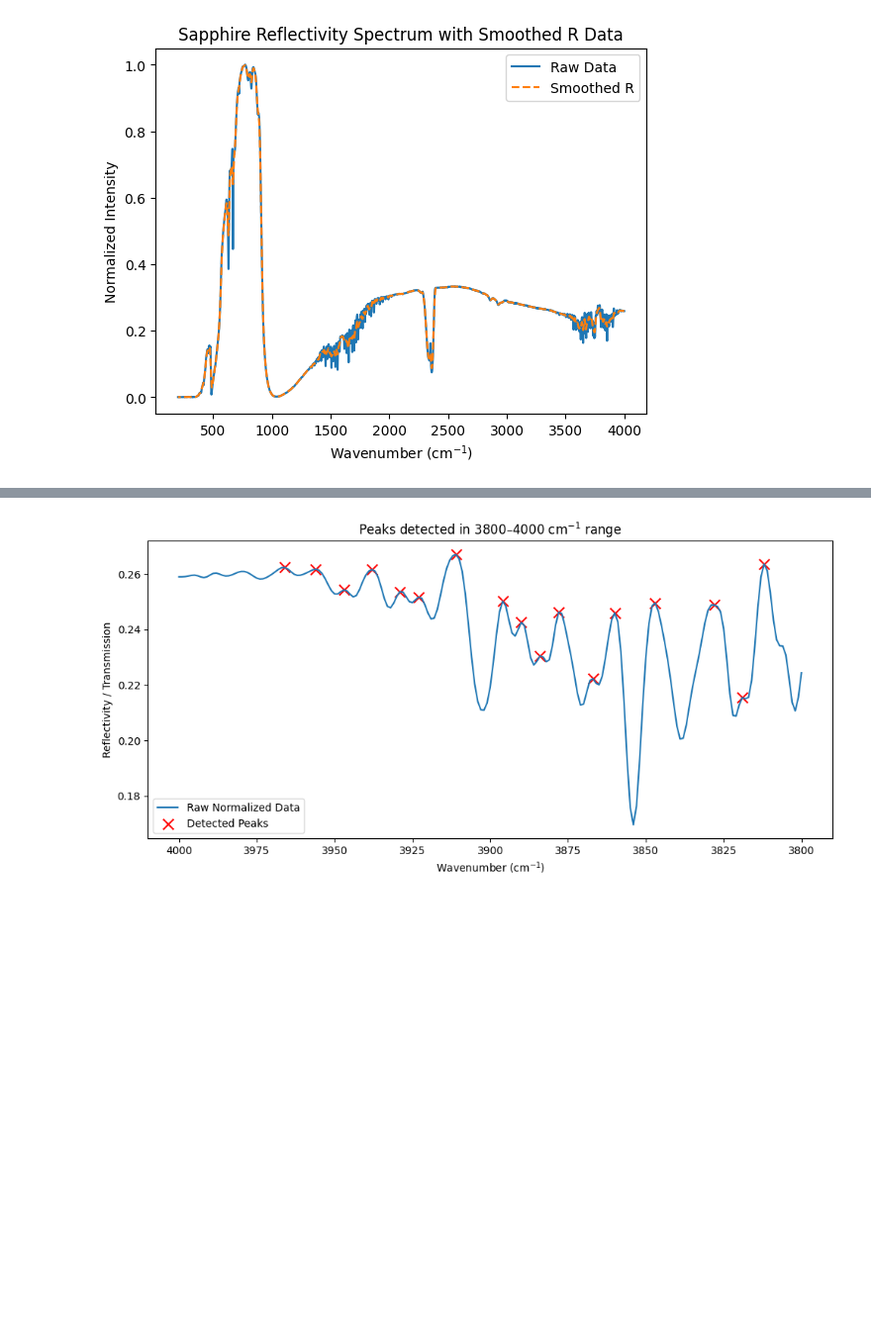
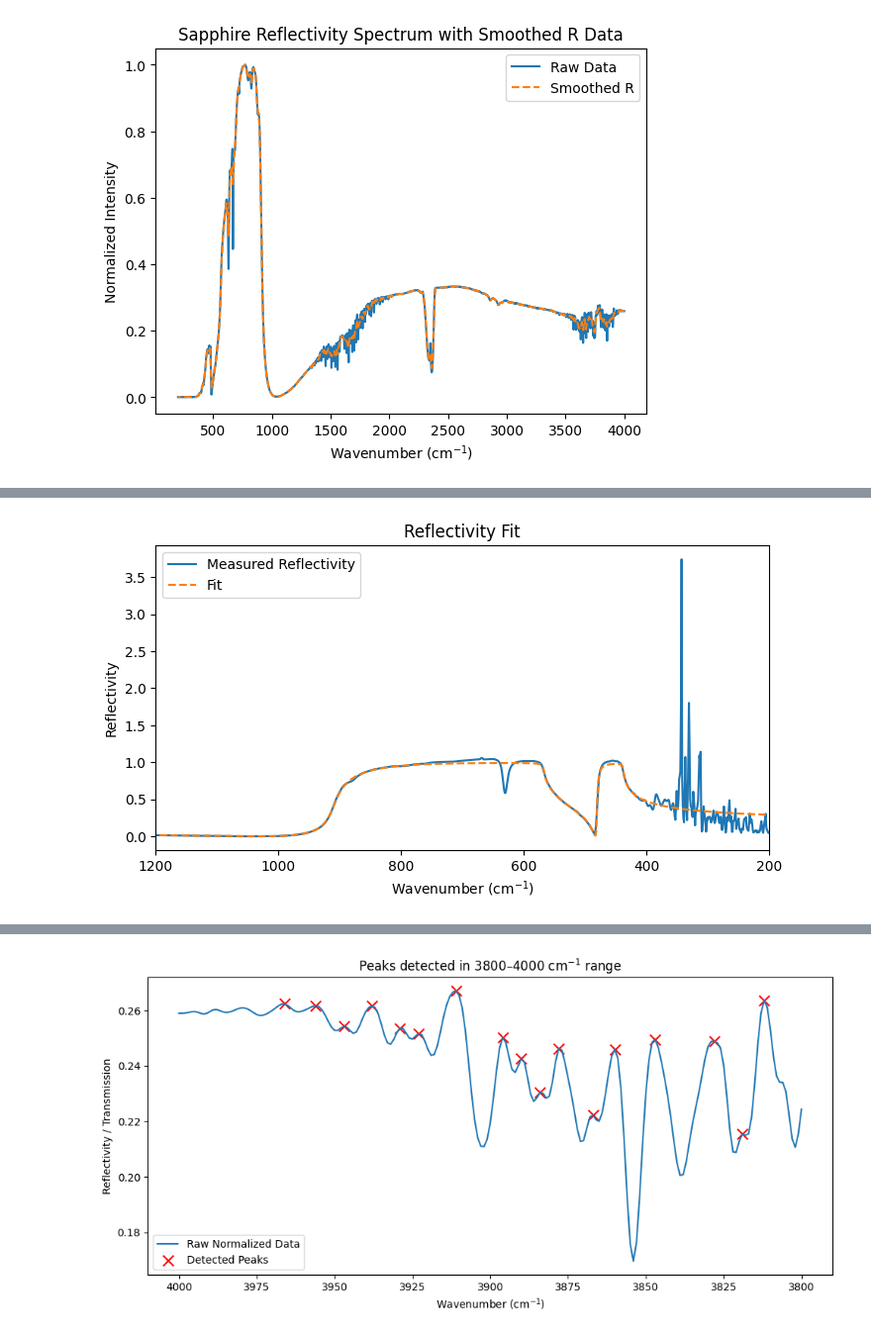
Before and after one commit to kearb-stomp/AdvLabs, a Jupyter notebook: Lab 1/Lab 6 Clean Version.ipynb, the cells around one changed output, grey strips where cells are left out. Shown at 99% size. Saved outputs shown, nothing was run; the diff lists cells and outputs as text; code cells hidden in the pictures; blank space fills up the shorter version.

```diff
--- a/Lab 1/Lab 6 Clean Version.ipynb
+++ b/Lab 1/Lab 6 Clean Version.ipynb
@@ -468,0 +437,93 @@ g3 = 13.051
+# %%
+# Define dielectric function separately (Lorentz oscillators)
+def dielectric_function(w, eps_inf, S1, w01, g1, S2, w02, g2, S3, w03, g3):
+    i = 1j
+    eps = eps_inf + \
+          S1 * w01**2 / (w01**2 - w**2 - i * g1 * w) + \
+          S2 * w02**2 / (w02**2 - w**2 - i * g2 * w) + \
+          S3 * w03**2 / (w03**2 - w**2 - i * g3 * w)
+    return eps
+
+# Reflectivity model to fit (returns R)
+def reflectivity_model(w, eps_inf, S1, w01, g1, S2, w02, g2, S3, w03, g3):
+    eps = dielectric_function(w, eps_inf, S1, w01, g1, S2, w02, g2, S3, w03, g3)
+    sqrt_eps = np.sqrt(eps)
+    R = np.abs((1 - sqrt_eps) / (1 + sqrt_eps))**2
+    return R.real  # real, since reflectivity is real-valued
+
+# Initial parameter guesses
+p0 = [
+    3.018,        # eps_inf
+    3.221, 438.466, 1.390,  # S1, w01, g1
+    3.535, 568.180, 1.924,  # S2, w02, g2
+    0.123, 1250.709, 427.433   # S3, w03, g3
+]
+
+param_names = [
+    'eps_inf',
+    'S1', 'w01', 'g1',
+    'S2', 'w02', 'g2',
+    'S3', 'w03', 'g3'
+]
+lower_bounds = [
+    1.0,     # eps_inf min
+    0.0, 200.0, 0.0,   # S1, w01, g1 min
+    0.0, 400.0, 0.0,   # S2, w02, g2 min
+    0.0, 1.0, 0.0   # S3, w03, g3 min
+]
+
+upper_bounds = [
+    10.0,    # eps_inf max
+    10.0, 900.0, 100.0,   # S1, w01, g1 max
+    10.0, 1200.0, 100.0,  # S2, w02, g2 max
+    10.0, 1400.0, 150000.0   # S3, w03, g3 max
+]
+
+wavenumber = np.array(spectrum_dict['Sapphire Reflectivity']['Wavenumber'])
+R_normalized = np.array(spectrum_dict['Sapphire Reflectivity']['Intensity'] / spectrum_dict['Gold Mirror Reflectivity']['Intensity'])
+
+# Optional: restrict fitting range to where phonon modes appear, e.g. 400-1300 cm^-1
+fit_mask = (wavenumber > 400) & (wavenumber < 1300)
+w_fit = wavenumber[fit_mask]
+R_fit = R_normalized[fit_mask]
+
+popt, pcov = curve_fit(
+    reflectivity_model,
+    w_fit,
+    R_fit,
+    p0=p0,
+    bounds=(lower_bounds, upper_bounds),
+    maxfev=5000
+)
+
+print("Fitted parameters:")
+for name, val in zip(param_names, popt):
+    print(f"{name} = {val:.3f}")
+
+# Calculate dielectric function using fitted params
+eps_fit = dielectric_function(wavenumber, *popt)
+
+# Plot reflectivity fit
+plt.figure(figsize=(8,4))
+plt.plot(wavenumber, R_normalized, label='Measured Reflectivity')
+plt.plot(wavenumber, reflectivity_model(wavenumber, *popt), '--', label='Fit')
+plt.xlim(200, 1200)
+plt.xlabel('Wavenumber (cm$^{-1}$)')
+plt.ylabel('Reflectivity')
+plt.gca().invert_xaxis()
+plt.legend()
+plt.title('Reflectivity Fit')
+plt.show()
+
+# Plot dielectric function
+plt.figure(figsize=(8,4))
+plt.plot(wavenumber, eps_fit.real, label='Re(ε)')
+plt.plot(wavenumber, eps_fit.imag, label='Im(ε)')
+plt.xlim(200, 800)
+plt.xlabel('Wavenumber (cm$^{-1}$)')
+plt.ylabel('Dielectric function')
+plt.gca().invert_xaxis()
+plt.legend()
+plt.title('Dielectric Function from Fit')
+plt.show()
+# %% [output]
@@ -468,0 +541 @@ g3 = 13.051
+[figure, added]
```
Also changed, not shown: parts of 17 cells of this notebook, 6 other files.
